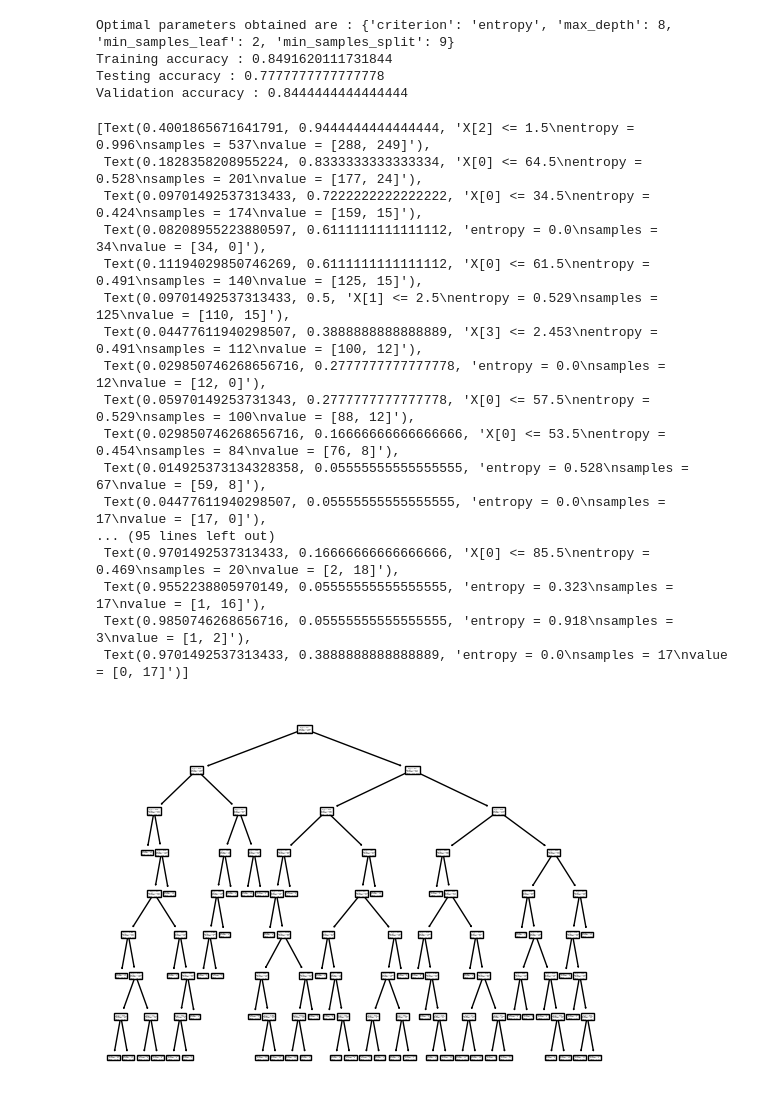
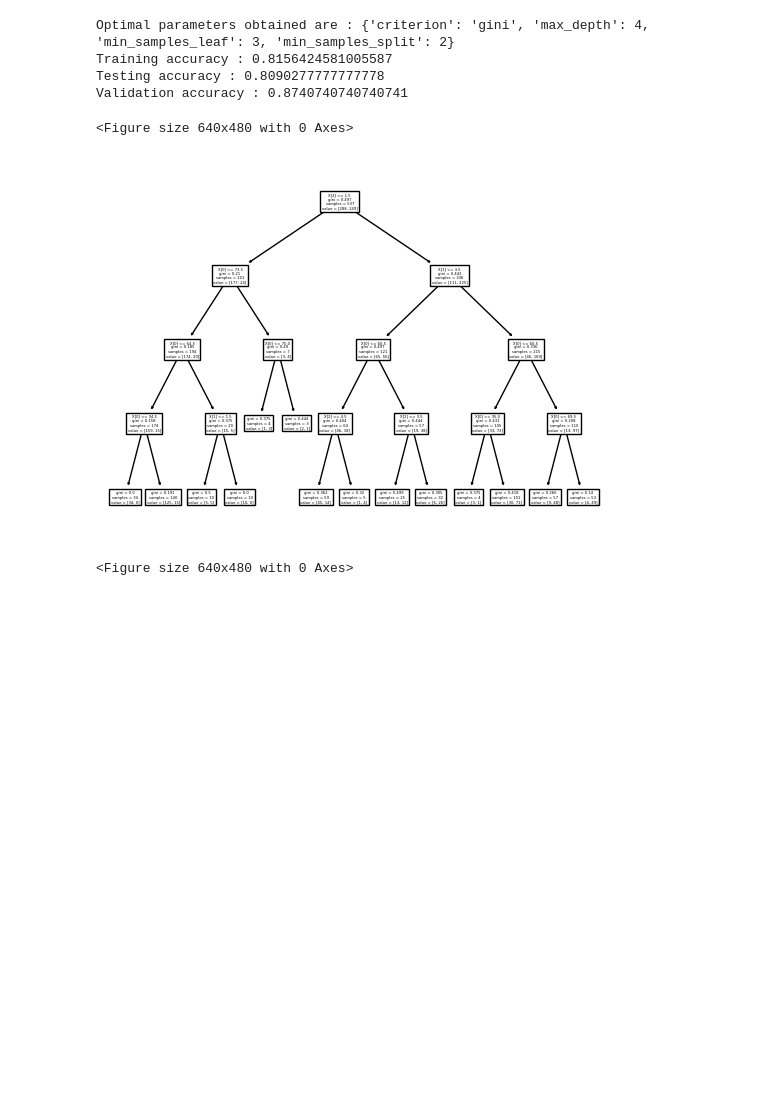
Before and after one commit to agSidharth/ml774, a Jupyter notebook: Assignment3/q1.1.ipynb, the cells around one changed output. Cells and saved outputs as stored; diff of their text form; code cells hidden in the pictures; blank space fills up the shorter version.

```diff
--- a/Assignment3/q1.1.ipynb
+++ b/Assignment3/q1.1.ipynb
@@ -15,7 +15,7 @@ from sklearn.impute import SimpleImputer
 import xgboost as xgb
 
 SEED = 50661
-DATA_IMPUTE = "mean"
+DATA_IMPUTE = "median"
 # %%
 # Initializing train/test/val file locations
 
@@ -102,46 +89,33 @@ Validation accuracy : 0.7555555555555555
 # %%
 # 1.b
 
 def doGridSearch(ourEstimator,ourParamGrid):
     grid_search = GridSearchCV(estimator = ourEstimator,param_grid = ourParamGrid)
     grid_search.fit(X_train,Y_train)
 
     clf = grid_search.best_estimator_
     print("Optimal parameters obtained are : "+str(grid_search.best_params_))
     printAccuracies(clf)
 
     return clf
 
 param_grid = {'criterion' :['gini', 'entropy'],
              'max_depth' : range(1,11),
              'min_samples_split': range(2,11),
              'min_samples_leaf': range(1,11)}
 
 clf = doGridSearch(DecisionTreeClassifier(random_state = SEED),param_grid)
 tree.plot_tree(clf)
+plt.savefig("1.1.b.png")
+plt.figure()
 # %% [output]
-Optimal parameters obtained are : {'criterion': 'entropy', 'max_depth': 8, 'min_samples_leaf': 2, 'min_samples_split': 9}
-Training accuracy : 0.8491620111731844
-Testing accuracy : 0.7777777777777778
-Validation accuracy : 0.8444444444444444
+Optimal parameters obtained are : {'criterion': 'gini', 'max_depth': 4, 'min_samples_leaf': 3, 'min_samples_split': 2}
+Training accuracy : 0.8156424581005587
+Testing accuracy : 0.8090277777777778
+Validation accuracy : 0.8740740740740741
-[Text(0.4001865671641791, 0.9444444444444444, 'X[2] <= 1.5\nentropy = 0.996\nsamples = 537\nvalue = [288, 249]'),
- Text(0.1828358208955224, 0.8333333333333334, 'X[0] <= 64.5\nentropy = 0.528\nsamples = 201\nvalue = [177, 24]'),
- Text(0.09701492537313433, 0.7222222222222222, 'X[0] <= 34.5\nentropy = 0.424\nsamples = 174\nvalue = [159, 15]'),
- Text(0.08208955223880597, 0.6111111111111112, 'entropy = 0.0\nsamples = 34\nvalue = [34, 0]'),
- Text(0.11194029850746269, 0.6111111111111112, 'X[0] <= 61.5\nentropy = 0.491\nsamples = 140\nvalue = [125, 15]'),
- Text(0.09701492537313433, 0.5, 'X[1] <= 2.5\nentropy = 0.529\nsamples = 125\nvalue = [110, 15]'),
- Text(0.04477611940298507, 0.3888888888888889, 'X[3] <= 2.453\nentropy = 0.491\nsamples = 112\nvalue = [100, 12]'),
- Text(0.029850746268656716, 0.2777777777777778, 'entropy = 0.0\nsamples = 12\nvalue = [12, 0]'),
- Text(0.05970149253731343, 0.2777777777777778, 'X[0] <= 57.5\nentropy = 0.529\nsamples = 100\nvalue = [88, 12]'),
- Text(0.029850746268656716, 0.16666666666666666, 'X[0] <= 53.5\nentropy = 0.454\nsamples = 84\nvalue = [76, 8]'),
- Text(0.014925373134328358, 0.05555555555555555, 'entropy = 0.528\nsamples = 67\nvalue = [59, 8]'),
- Text(0.04477611940298507, 0.05555555555555555, 'entropy = 0.0\nsamples = 17\nvalue = [17, 0]'),
-... (95 lines left out)
- Text(0.9701492537313433, 0.16666666666666666, 'X[0] <= 85.5\nentropy = 0.469\nsamples = 20\nvalue = [2, 18]'),
- Text(0.9552238805970149, 0.05555555555555555, 'entropy = 0.323\nsamples = 17\nvalue = [1, 16]'),
- Text(0.9850746268656716, 0.05555555555555555, 'entropy = 0.918\nsamples = 3\nvalue = [1, 2]'),
- Text(0.9701492537313433, 0.3888888888888889, 'entropy = 0.0\nsamples = 17\nvalue = [0, 17]')]
+<Figure size 640x480 with 0 Axes>
-[figure, old version]
+[figure, new version]
+<Figure size 640x480 with 0 Axes>
 # %%
 #1.c
 
```
Also changed, not shown: parts of 5 cells of this notebook, 6 other files.
